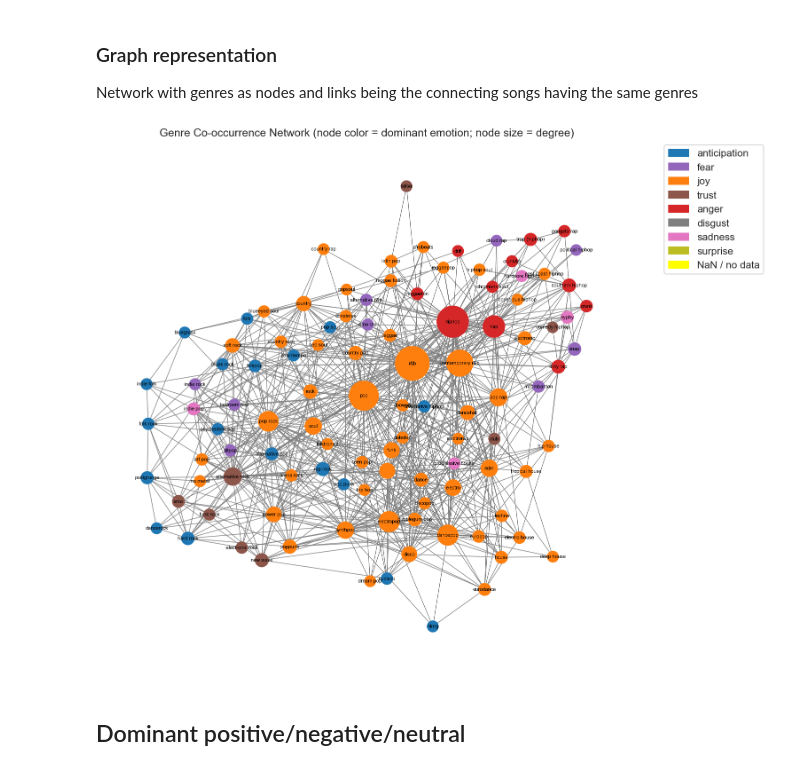
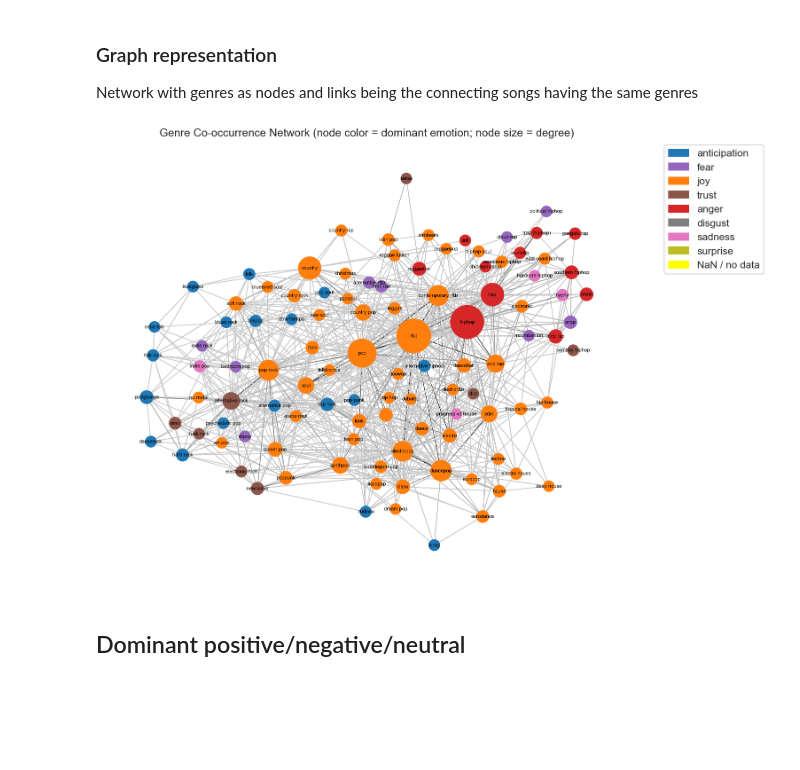
Before and after one commit to wkandersen/02807-computational-data-science, a Jupyter notebook: Project_main.ipynb, the cells around one changed output. Saved outputs shown, nothing was run; the diff lists cells and outputs as text; code cells hidden in the pictures; blank space fills up the shorter version.

```diff
--- a/Project_main.ipynb
+++ b/Project_main.ipynb
@@ -191,8 +191,19 @@ df_emotions_by_genre = (
 df_emotions_by_genre[emotion_cols] = df_emotions_by_genre[emotion_cols].apply(pd.to_numeric, errors='coerce')
 df_emotions_by_genre[emotion_cols] = df_emotions_by_genre[emotion_cols].fillna(0)
 
-# # Most dominant emotion per genre
+# Most dominant emotion per genre
 df_emotions_by_genre['dominant_emotion'] = df_emotions_by_genre[emotion_cols].idxmax(axis=1)
+
+# Add genre count column (robust to genre_counts being Counter, dict or Series)
+try:
+    genre_count_map = dict(genre_counts)
+except Exception:
+    try:
+        genre_count_map = genre_counts.to_dict()
+    except Exception:
+        genre_count_map = {}
+
+df_emotions_by_genre['genre_count'] = df_emotions_by_genre['genre'].map(genre_count_map).fillna(0).astype(int)
 # %%
 ## Expand to have column with positive/negative and a column with dominant emotion
 def dominant_sentiment(row):
@@ -237,38 +248,43 @@ G.remove_edges_from(nx.selfloop_edges(G))
 # Map emotions to colors
 emotion_color_map = {
     'anticipation': '#1f77b4',
     'fear': '#9467bd',
     'joy': '#ff7f0e',
     'trust': '#8c564b',
     'anger': '#d62728',
     'disgust': '#7f7f7f',
     'sadness': '#e377c2',
     'surprise': '#bcbd22'
 }
 
 # Get node colors based on dominant emotion
 node_colors = []
 for node in G.nodes():
     dom = df_emotions_by_genre.loc[df_emotions_by_genre['genre'] == node, 'dominant_emotion']
     node_colors.append(emotion_color_map.get(dom.iloc[0], 'yellow') if not dom.empty and pd.notna(dom.iloc[0]) else 'yellow')
 
-# Compute scaled node sizes from weighted degree
-deg_vals = np.array([d for _, d in G.degree(weight='weight')])
+# Compute scaled node sizes from genre count
+deg_vals = df_emotions_by_genre.set_index('genre').loc[list(G.nodes()), 'genre_count'].values
 node_sizes = (300 + (deg_vals - deg_vals.min()) / (deg_vals.max() - deg_vals.min() + 1e-10) * 2700).tolist()
 
 # Draw the graph
-plt.figure(figsize=(12, 12))
-pos = nx.forceatlas2_layout(G, max_iter=1000, seed=42)
+plt.figure(figsize=(12, 10))
+pos = nx.forceatlas2_layout(G, max_iter=2000, seed=42)
 nx.draw(G, pos, with_labels=True, node_size=node_sizes, node_color=node_colors,
         font_size=8, edge_color="gray")
+
+# Color edges based on weight
+edge_weights = [G[u][v]['weight'] for u, v in G.edges()]
+nx.draw_networkx_edges(G, pos, edge_color=edge_weights, edge_cmap=plt.cm.Greys, edge_vmin=-10, edge_vmax=30)
+# Top 10 edge weights: [172, 155, 150, 139, 100, 68, 53, 50, 35, 28], så med vmax=30, gør alle over sorte
 
 patches = [mpatches.Patch(color=c, label=e) for e, c in emotion_color_map.items()]
 patches.append(mpatches.Patch(color='yellow', label='NaN / no data'))
 plt.legend(handles=patches, bbox_to_anchor=(1.05, 1), loc='upper left')
 plt.title("Genre Co-occurrence Network (node color = dominant emotion; node size = degree)")
 plt.show()
 # %% [output]
-[figure, old version]
+[figure, new version]
 # %% [markdown]
 ## Dominant positive/negative/neutral
 # %%
```
Also changed, not shown: parts of 3 cells of this notebook.
